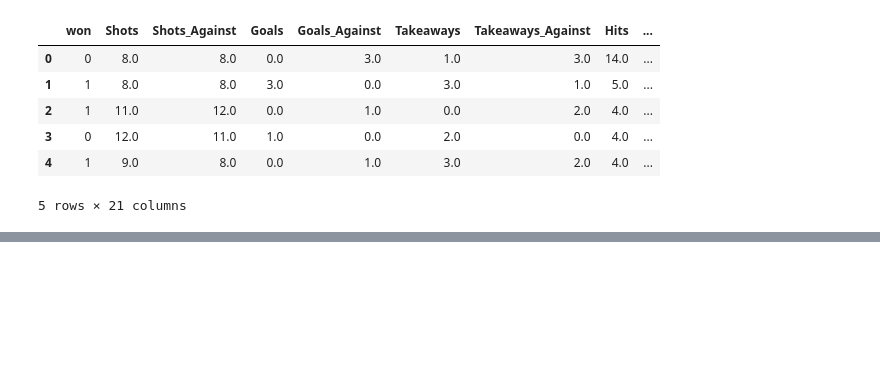
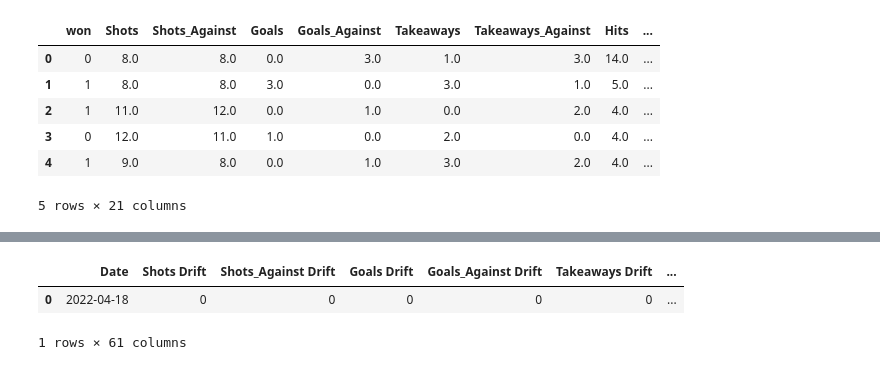
Before and after one commit to McGill-MMA-EnterpriseAnalytics/NHL-Game-II, a Jupyter notebook: modeling/DriftDetection.ipynb, the cells around one changed output, grey strips where cells are left out. Saved outputs shown, nothing was run; the diff lists cells and outputs as text; code cells hidden in the pictures; blank space fills up the shorter version.

```diff
--- a/modeling/DriftDetection.ipynb
+++ b/modeling/DriftDetection.ipynb
@@ -127,0 +156,18 @@ plot_features(df_new, df_ref)
+# %%
+#Store results into dataset
+#Date, feature drift, score and pvalue
+#First create dataframe, will change to append to existing delta lake dataframe
+ks_drift_df = pd.DataFrame(columns = ["Date"] + [f"{col} Drift" for col in df.drop("won",axis=1).columns] + [f"{col} Score" for col in df.drop("won",axis=1).columns] + [f"{col} pval" for col in df.drop("won",axis=1).columns])
+# %%
+#Manipulate data into single list to add to dataframe
+ks_scores, ks_pval = list(map(list, zip(*ks_drift_stats)))
+ks_dummy_drift = [0 if pval > 0.05 else 1 for pval in ks_pval]
+drift_list = [date.today()] + ks_dummy_drift + ks_scores + ks_pval
+# %%
+ks_drift_df.loc[len(ks_drift_df)] = drift_list
+# %%
+ks_drift_df
+# %% [output]
+|  | Date | Shots Drift | Shots_Against Drift | Goals Drift | Goals_Against Drift | Takeaways Drift | ... |
+| 0 | 2022-04-18 | 0 | 0 | 0 | 0 | 0 | ... |
+1 rows × 61 columns
```
Also changed, not shown: parts of 15 cells of this notebook.
